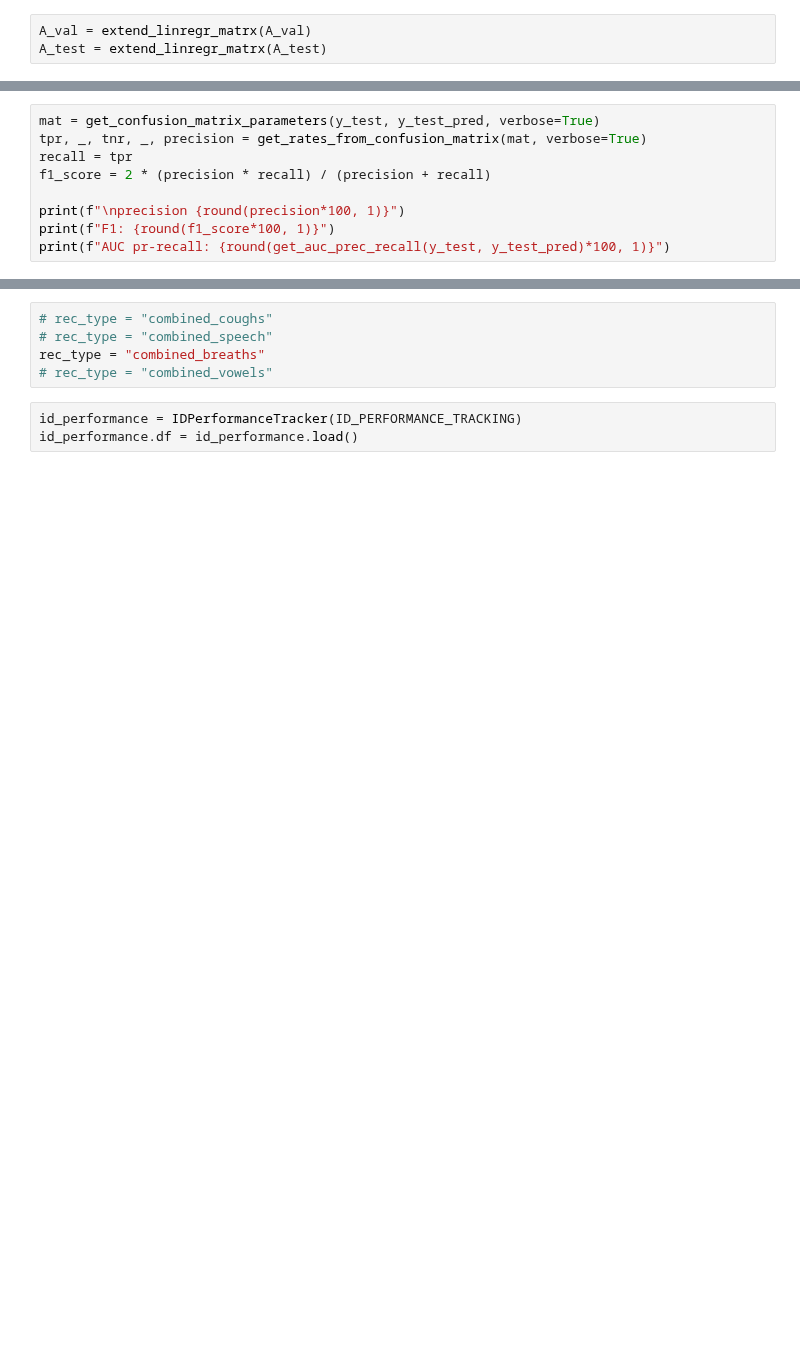
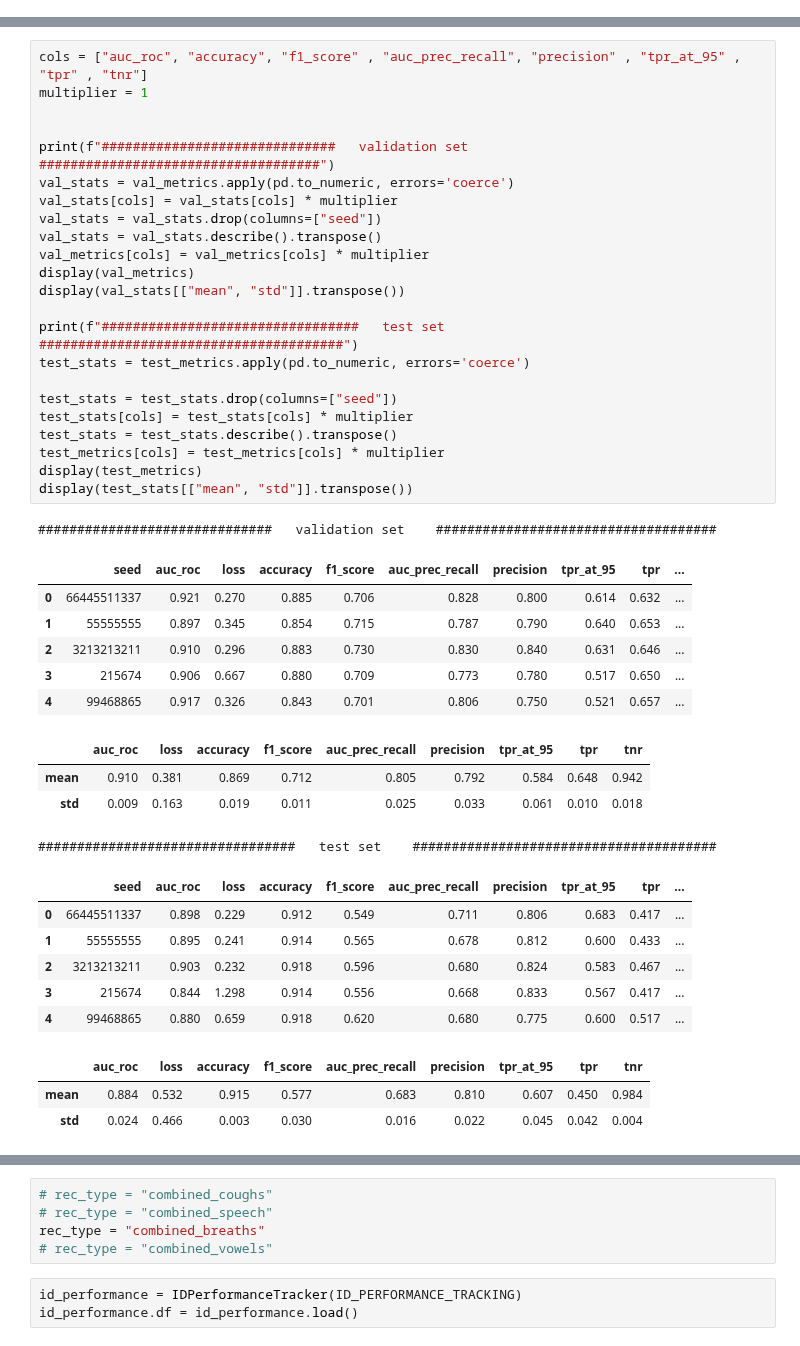
Before and after one commit to MichaelReiter94/acoustic_covid_detection, a Jupyter notebook: python/Jupyter_Notebooks/_linear_regression_predictions.ipynb, the cells around one changed output, grey strips where cells are left out. Drawn from its saved outputs; the diff is of its cells as text; blank space fills up the shorter version.

```diff
--- a/python/Jupyter_Notebooks/_linear_regression_predictions.ipynb
+++ b/python/Jupyter_Notebooks/_linear_regression_predictions.ipynb
@@ -210,3 +0,0 @@ len(A_val), len(A_test)
-# %%
-A_val = extend_linregr_matrx(A_val)
-A_test = extend_linregr_matrx(A_test)
@@ -258,9 +0,0 @@ AUC pr-recall: 85.4
-# %%
-mat = get_confusion_matrix_parameters(y_test, y_test_pred, verbose=True)
-tpr, _, tnr, _, precision = get_rates_from_confusion_matrix(mat, verbose=True)
-recall = tpr
-f1_score = 2 * (precision * recall) / (precision + recall)
-
-print(f"\nprecision {round(precision*100, 1)}")
-print(f"F1: {round(f1_score*100, 1)}")
-print(f"AUC pr-recall: {round(get_auc_prec_recall(y_test, y_test_pred)*100, 1)}")
@@ -303,0 +187,44 @@ test set:    82.6 28.7
+# %%
+cols = ["auc_roc", "accuracy", "f1_score" , "auc_prec_recall", "precision" , "tpr_at_95" , "tpr" , "tnr"]
+multiplier = 1
+
+
+print(f"##############################   validation set    ####################################")
+val_stats = val_metrics.apply(pd.to_numeric, errors='coerce')
+val_stats[cols] = val_stats[cols] * multiplier
+val_stats = val_stats.drop(columns=["seed"])
+val_stats = val_stats.describe().transpose()
+val_metrics[cols] = val_metrics[cols] * multiplier
+display(val_metrics)
+display(val_stats[["mean", "std"]].transpose())
+
+print(f"#################################   test set    #######################################")
+test_stats = test_metrics.apply(pd.to_numeric, errors='coerce')
+
+test_stats = test_stats.drop(columns=["seed"])
+test_stats[cols] = test_stats[cols] * multiplier
+test_stats = test_stats.describe().transpose()
+test_metrics[cols] = test_metrics[cols] * multiplier
+display(test_metrics)
+display(test_stats[["mean", "std"]].transpose())
+# %% [output]
+##############################   validation set    ####################################
+|  | seed | auc_roc | loss | accuracy | f1_score | auc_prec_recall | precision | tpr_at_95 | tpr | ... |
+| 0 | 66445511337 | 0.921 | 0.270 | 0.885 | 0.706 | 0.828 | 0.800 | 0.614 | 0.632 | ... |
+| 1 | 55555555 | 0.897 | 0.345 | 0.854 | 0.715 | 0.787 | 0.790 | 0.640 | 0.653 | ... |
+| 2 | 3213213211 | 0.910 | 0.296 | 0.883 | 0.730 | 0.830 | 0.840 | 0.631 | 0.646 | ... |
+| 3 | 215674 | 0.906 | 0.667 | 0.880 | 0.709 | 0.773 | 0.780 | 0.517 | 0.650 | ... |
+| 4 | 99468865 | 0.917 | 0.326 | 0.843 | 0.701 | 0.806 | 0.750 | 0.521 | 0.657 | ... |
+|  | auc_roc | loss | accuracy | f1_score | auc_prec_recall | precision | tpr_at_95 | tpr | tnr |
+| mean | 0.910 | 0.381 | 0.869 | 0.712 | 0.805 | 0.792 | 0.584 | 0.648 | 0.942 |
+| std | 0.009 | 0.163 | 0.019 | 0.011 | 0.025 | 0.033 | 0.061 | 0.010 | 0.018 |
+#################################   test set    #######################################
+|  | seed | auc_roc | loss | accuracy | f1_score | auc_prec_recall | precision | tpr_at_95 | tpr | ... |
+| 0 | 66445511337 | 0.898 | 0.229 | 0.912 | 0.549 | 0.711 | 0.806 | 0.683 | 0.417 | ... |
+| 1 | 55555555 | 0.895 | 0.241 | 0.914 | 0.565 | 0.678 | 0.812 | 0.600 | 0.433 | ... |
+| 2 | 3213213211 | 0.903 | 0.232 | 0.918 | 0.596 | 0.680 | 0.824 | 0.583 | 0.467 | ... |
+| 3 | 215674 | 0.844 | 1.298 | 0.914 | 0.556 | 0.668 | 0.833 | 0.567 | 0.417 | ... |
+| 4 | 99468865 | 0.880 | 0.659 | 0.918 | 0.620 | 0.680 | 0.775 | 0.600 | 0.517 | ... |
+|  | auc_roc | loss | accuracy | f1_score | auc_prec_recall | precision | tpr_at_95 | tpr | tnr |
+| mean | 0.884 | 0.532 | 0.915 | 0.577 | 0.683 | 0.810 | 0.607 | 0.450 | 0.984 |
+| std | 0.024 | 0.466 | 0.003 | 0.030 | 0.016 | 0.022 | 0.045 | 0.042 | 0.004 |
```
Also changed, not shown: parts of 52 cells of this notebook, 26 other files.
